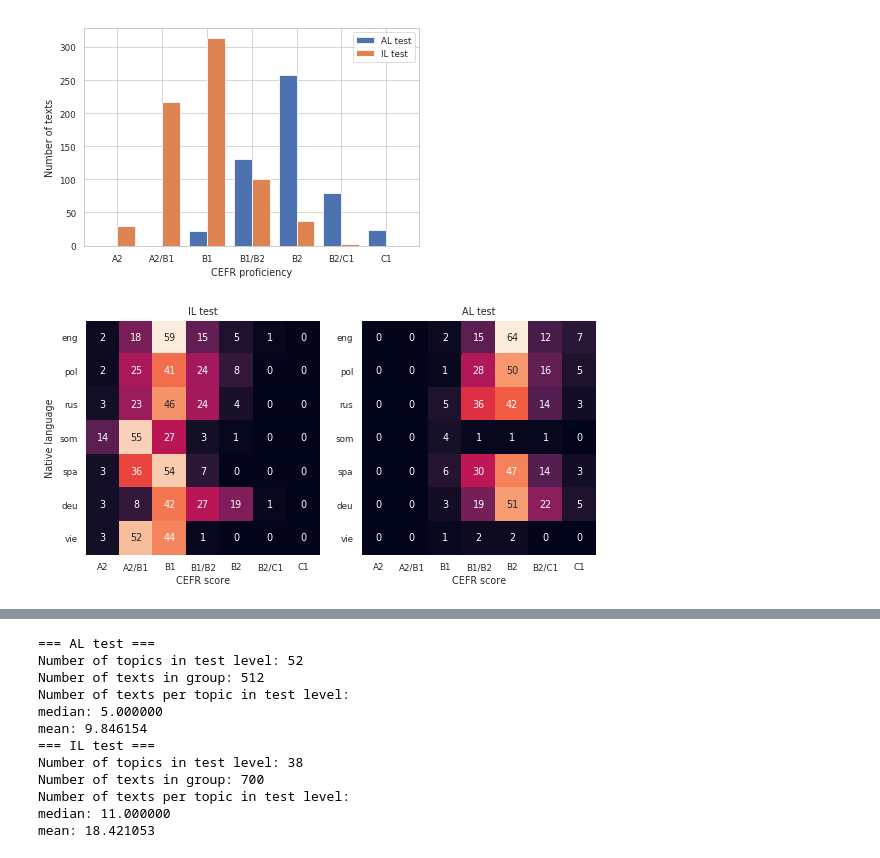
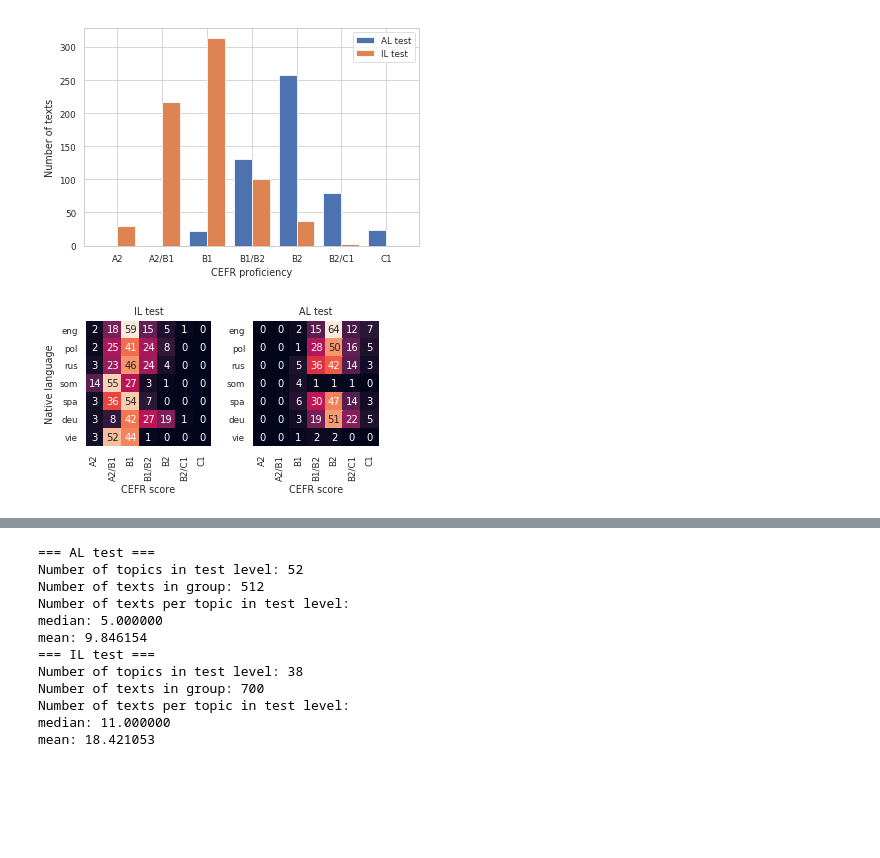
Before and after one commit to PhyloStar/NorskASK, a Jupyter notebook: notebooks/Analyze metadata.ipynb, the cells around one changed output, grey strips where cells are left out. Cells and saved outputs as stored; diff of their text form; code cells hidden in the pictures; blank space fills up the shorter version.

```diff
--- a/notebooks/Analyze metadata.ipynb
+++ b/notebooks/Analyze metadata.ipynb
@@ -75,34 +77,35 @@ plt.legend();
 # %%
 groups = df.groupby('testlevel')
 fig, axes = plt.subplots(1, 2)
-fig.set_size_inches(8, 4)
+fig.set_size_inches(5, 3)
 
 columns = ['A2', 'A2/B1', 'B1', 'B1/B2', 'B2', 'B2/C1', 'C1']
 
 for testlevel, group in groups:
     if testlevel == 'IL test':
         ax = axes[0]
     else:
         ax = axes[1]
     counts = group.groupby(['lang', 'cefr']).size().unstack(fill_value=0)
     for col in columns:
         if col not in counts.columns:
             counts[col] = 0
     counts = counts[columns]
 
     sns.heatmap(counts, annot=True, ax=ax, cbar=False, square=True)
     ax.set_yticklabels([iso639_3[l] for l in counts.index], rotation=0)
+    plt.setp(ax.get_xticklabels(), rotation=90, verticalalignment='top')
     ax.set_title(testlevel)
 
 axes[0].set_ylabel('Native language')
 axes[0].set_xlabel('CEFR score')
 axes[1].set_xlabel('CEFR score')
 axes[1].set_ylabel('')
 plt.tight_layout()
 # plt.savefig(str(IMG_DIR / 'testlevel_lang_vs_cefr.pdf'), bbox_inches='tight')
 plt.show()
 # %% [output]
-[figure, old version]
+[figure, new version]
 # %%
 topic_and_level = df.groupby(['topic', 'testlevel']).size().unstack(fill_value=0)
 topic_and_level['total'] = topic_and_level.sum(axis=1)
```
Also changed, not shown: parts of 3 cells of this notebook, 10 other files.
